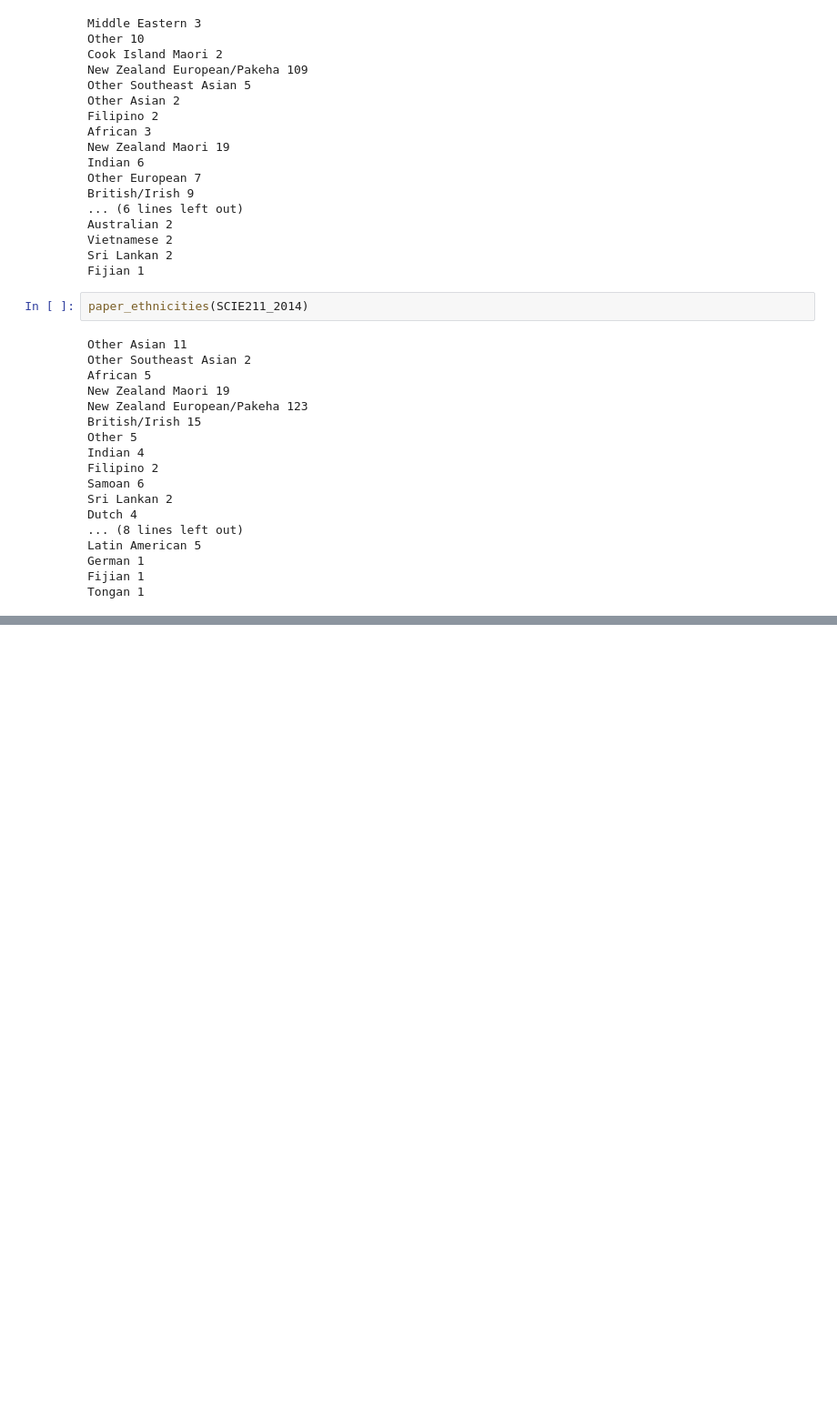
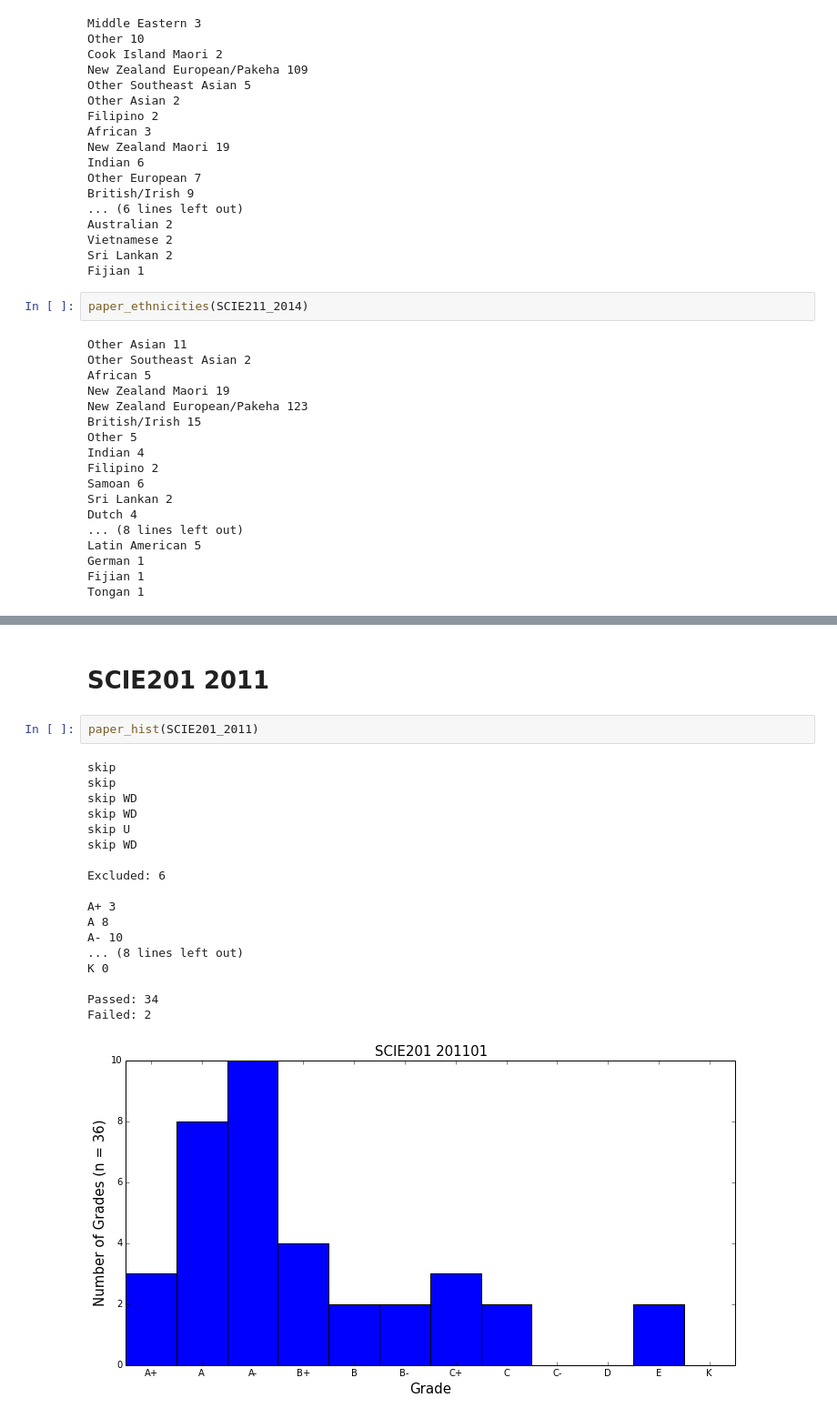
Before and after one commit to kaiwhata/Grade_analysis, a Jupyter notebook: SCIE211_grade_tools.ipynb, the cells around one changed output, grey strips where cells are left out. Shown at 91% size. Drawn from its saved outputs; the diff is of its cells as text; blank space fills up the shorter version.

```diff
--- a/SCIE211_grade_tools.ipynb
+++ b/SCIE211_grade_tools.ipynb
@@ -400,0 +469,23 @@ Tongan 1
+# %% [markdown]
+# SCIE201 2011
+# %%
+paper_hist(SCIE201_2011)
+# %% [output]
+skip
+skip
+skip WD
+skip WD
+skip U
+skip WD
+
+Excluded: 6
+
+A+ 3
+A 8
+A- 10
+... (8 lines left out)
+K 0
+
+Passed: 34
+Failed: 2
+[figure, added]
```
Also changed, not shown: parts of 14 cells of this notebook.
